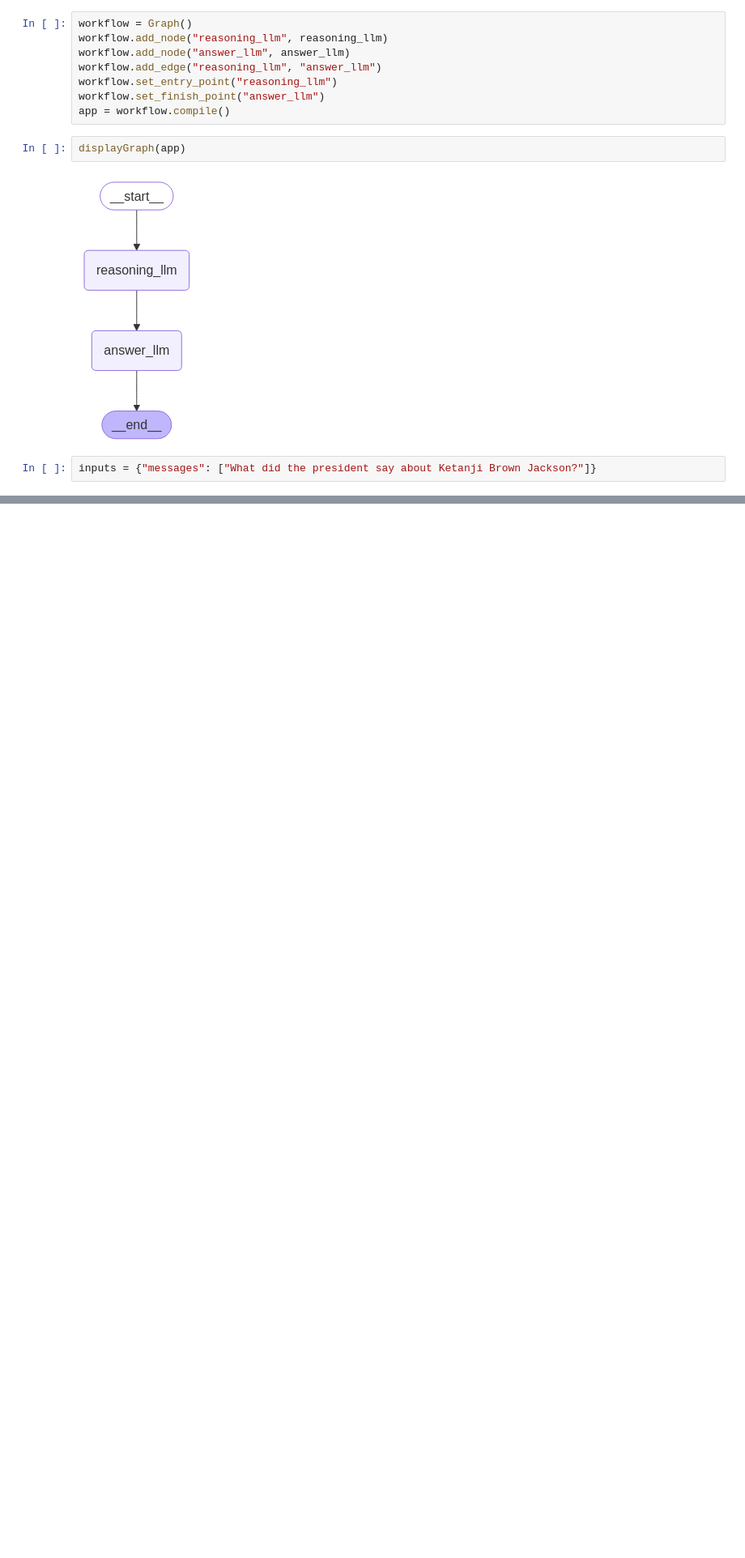
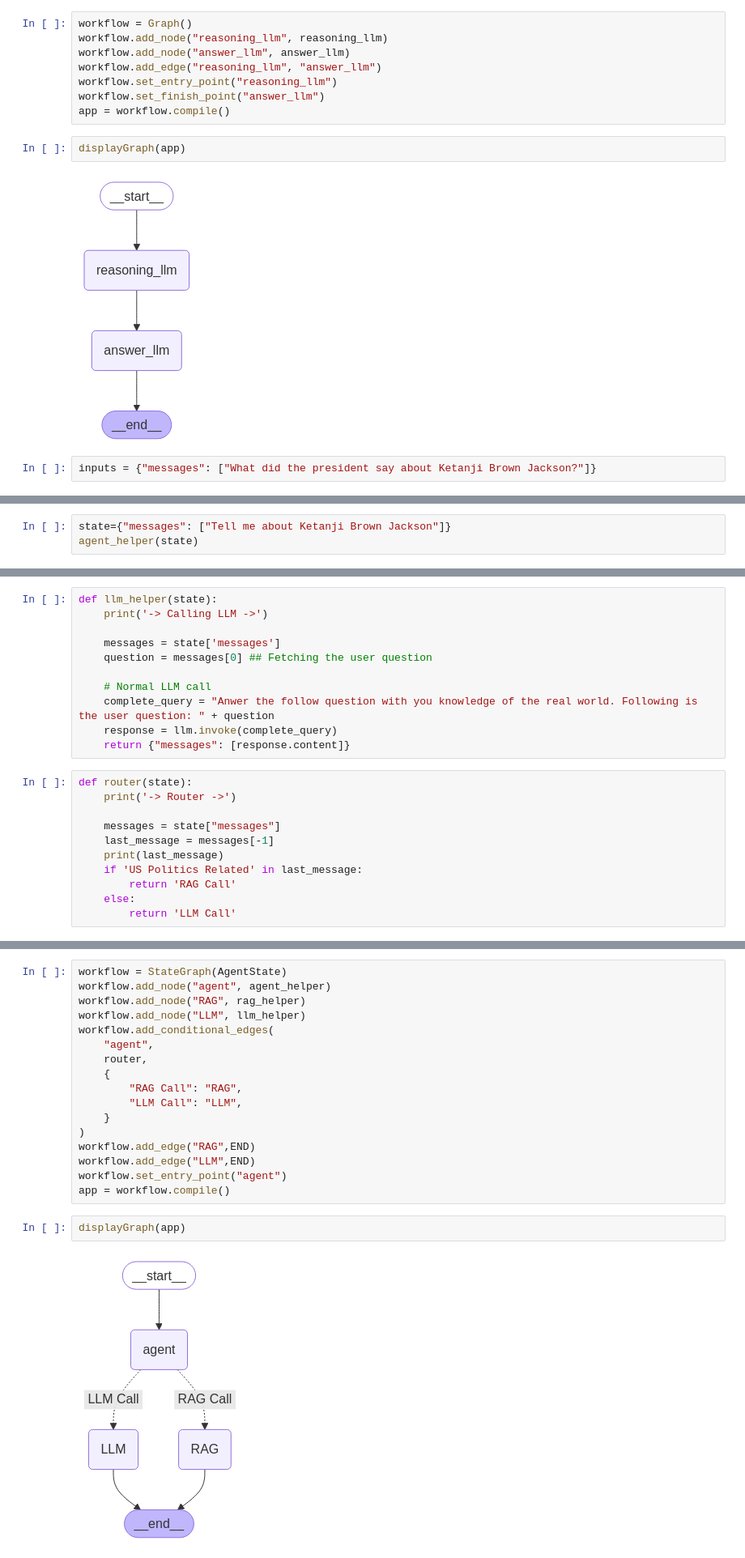
Before and after one commit to ProboticsX/Machine-Learning, a Jupyter notebook: ML Projects/Sunny_Savita_Youtube/Langchain/Lecture50-OneShot/Langgraph/07-langgraph-from-scratch.ipynb, the cells around one changed output, grey strips where cells are left out. Shown at 81% size. Saved outputs shown, nothing was run; the diff lists cells and outputs as text; blank space fills up the shorter version.

Commit message:
add Agent controlling RAG or LLM call (workflow3)

```diff
--- a/ML Projects/Sunny_Savita_Youtube/Langchain/Lecture50-OneShot/Langgraph/07-langgraph-from-scratch.ipynb
+++ b/ML Projects/Sunny_Savita_Youtube/Langchain/Lecture50-OneShot/Langgraph/07-langgraph-from-scratch.ipynb
@@ -216,0 +424,3 @@ _______
+# %%
+state={"messages": ["Tell me about Ketanji Brown Jackson"]}
+agent_helper(state)
@@ -216,0 +452,22 @@ _______
+# %%
+def llm_helper(state):
+    print('-> Calling LLM ->')
+
+    messages = state['messages']
+    question = messages[0] ## Fetching the user question
+
+    # Normal LLM call
+    complete_query = "Anwer the follow question with you knowledge of the real world. Following is the user question: " + question
+    response = llm.invoke(complete_query)
+    return {"messages": [response.content]}
+# %%
+def router(state):
+    print('-> Router ->')
+
+    messages = state["messages"]
+    last_message = messages[-1]
+    print(last_message)
+    if 'US Politics Related' in last_message:
+        return 'RAG Call'
+    else:
+        return 'LLM Call'
@@ -216,0 +489,21 @@ _______
+# %%
+workflow = StateGraph(AgentState)
+workflow.add_node("agent", agent_helper)
+workflow.add_node("RAG", rag_helper)
+workflow.add_node("LLM", llm_helper)
+workflow.add_conditional_edges(
+    "agent",
+    router,
+    {
+        "RAG Call": "RAG",
+        "LLM Call": "LLM",
+    }
+)
+workflow.add_edge("RAG",END)
+workflow.add_edge("LLM",END)
+workflow.set_entry_point("agent")
+app = workflow.compile()
+# %%
+displayGraph(app)
+# %% [output]
+[figure, added]
```
Also changed, not shown: parts of 26 cells of this notebook, 1 other file.
